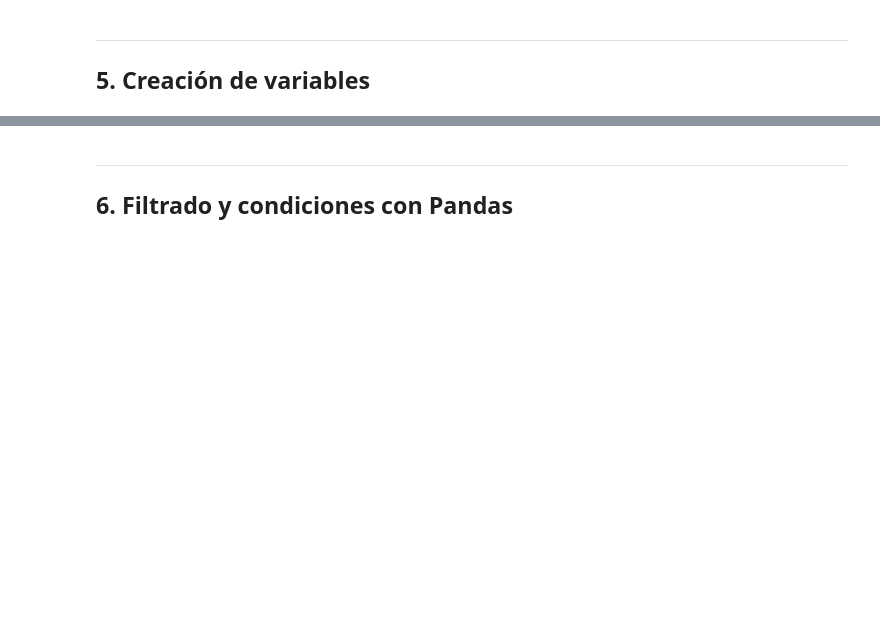
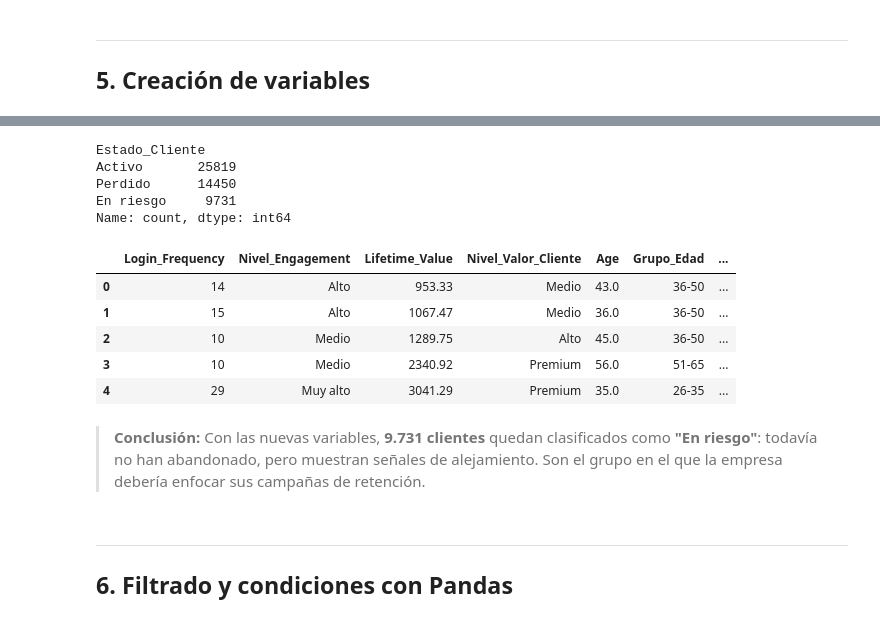
Before and after one commit to wen200729-boop/Analisis-web, a Jupyter notebook: analisis_clientes.ipynb, the cells around one changed output, grey strips where cells are left out. Drawn from its saved outputs; the diff is of its cells as text; code cells hidden in the pictures; blank space fills up the shorter version.

Commit message:
creación de nuevas variables

```diff
--- a/analisis_clientes.ipynb
+++ b/analisis_clientes.ipynb
@@ -424,0 +440,5 @@ Registros después de eliminar duplicados: 50000
+# %%
+datos["Nivel_Engagement"] = pd.cut(datos["Login_Frequency"],
+                                   bins=[-1, 5, 12, 20, np.inf],
+                                   labels=["Bajo", "Medio", "Alto", "Muy alto"])
+datos["Nivel_Engagement"].value_counts().sort_index()
@@ -424,0 +454,4 @@ Registros después de eliminar duplicados: 50000
+# %%
+datos["Nivel_Valor_Cliente"] = pd.qcut(datos["Lifetime_Value"], q=4,
+                                      labels=["Bajo", "Medio", "Alto", "Premium"])
+datos.groupby("Nivel_Valor_Cliente", observed=True)["Lifetime_Value"].agg(["min", "max", "count"]).round(2)
@@ -424,0 +467,4 @@ Registros después de eliminar duplicados: 50000
+# %%
+datos["Grupo_Edad"] = pd.cut(datos["Age"], bins=[17, 25, 35, 50, 65, 100],
+                             labels=["18-25", "26-35", "36-50", "51-65", "66+"])
+datos["Grupo_Edad"].value_counts().sort_index()
@@ -425,3 +484,32 @@ Registros después de eliminar duplicados: 50000
+# %%
+def clasificar_estado(fila):
+    if fila["Churned"] == 1:
+        return "Perdido"
+    elif fila["Days_Since_Last_Purchase"] > 60 or fila["Login_Frequency"] <= 5:
+        return "En riesgo"
+    else:
+        return "Activo"
+
+datos["Estado_Cliente"] = datos.apply(clasificar_estado, axis=1)
+datos["Estado_Cliente"].value_counts()
+# %% [output]
+Estado_Cliente
+Activo       25819
+Perdido      14450
+En riesgo     9731
+Name: count, dtype: int64
+# %%
+datos[["Login_Frequency", "Nivel_Engagement", "Lifetime_Value", "Nivel_Valor_Cliente",
+       "Age", "Grupo_Edad", "Estado_Cliente"]].head()
+# %% [output]
+|  | Login_Frequency | Nivel_Engagement | Lifetime_Value | Nivel_Valor_Cliente | Age | Grupo_Edad | ... |
+| 0 | 14 | Alto | 953.33 | Medio | 43.0 | 36-50 | ... |
+| 1 | 15 | Alto | 1067.47 | Medio | 36.0 | 36-50 | ... |
+| 2 | 10 | Medio | 1289.75 | Alto | 45.0 | 36-50 | ... |
+| 3 | 10 | Medio | 2340.92 | Premium | 56.0 | 51-65 | ... |
+| 4 | 29 | Muy alto | 3041.29 | Premium | 35.0 | 26-35 | ... |
+# %% [markdown]
+> **Conclusión:** Con las nuevas variables, **9.731 clientes** quedan clasificados como **"En riesgo"**: todavía no han abandonado, pero muestran señales de alejamiento. Son el grupo en el que la empresa debería enfocar sus campañas de retención.
 # %% [markdown]
 ---
 ## 6. Filtrado y condiciones con Pandas
```
Also changed, not shown: parts of 8 cells of this notebook.
